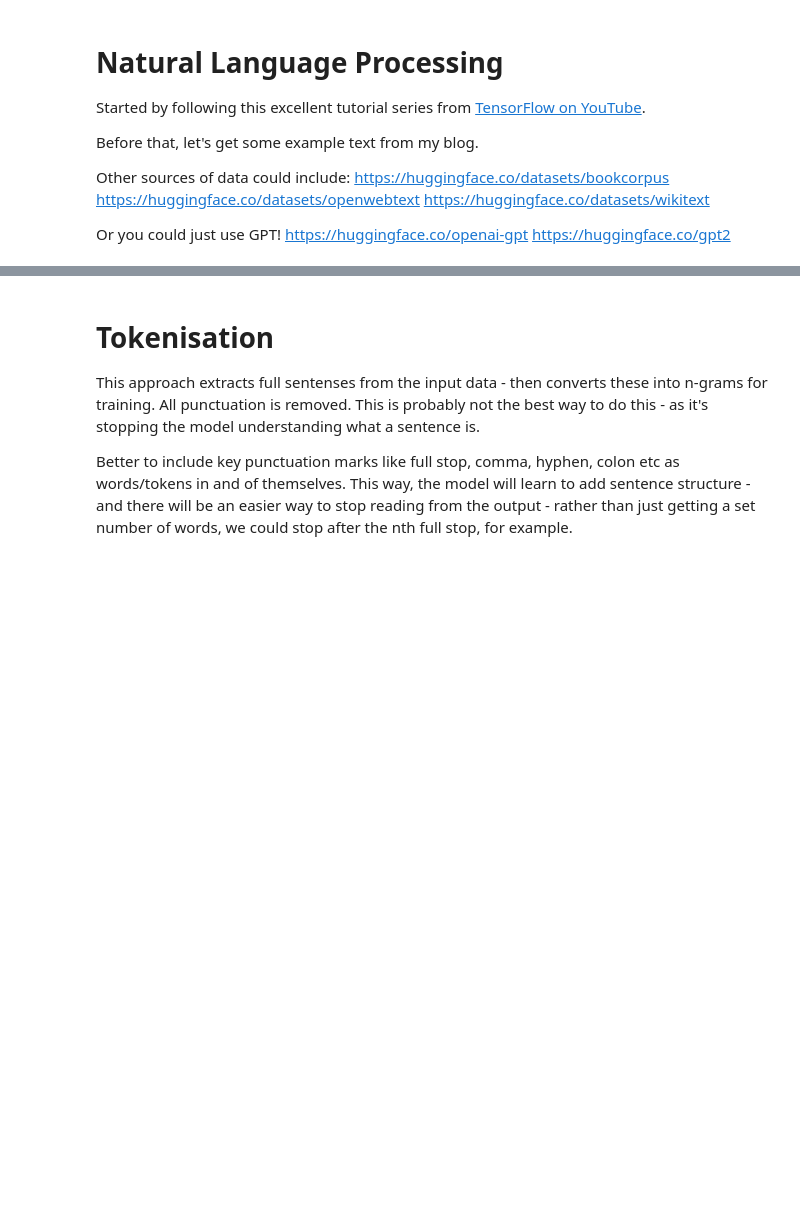
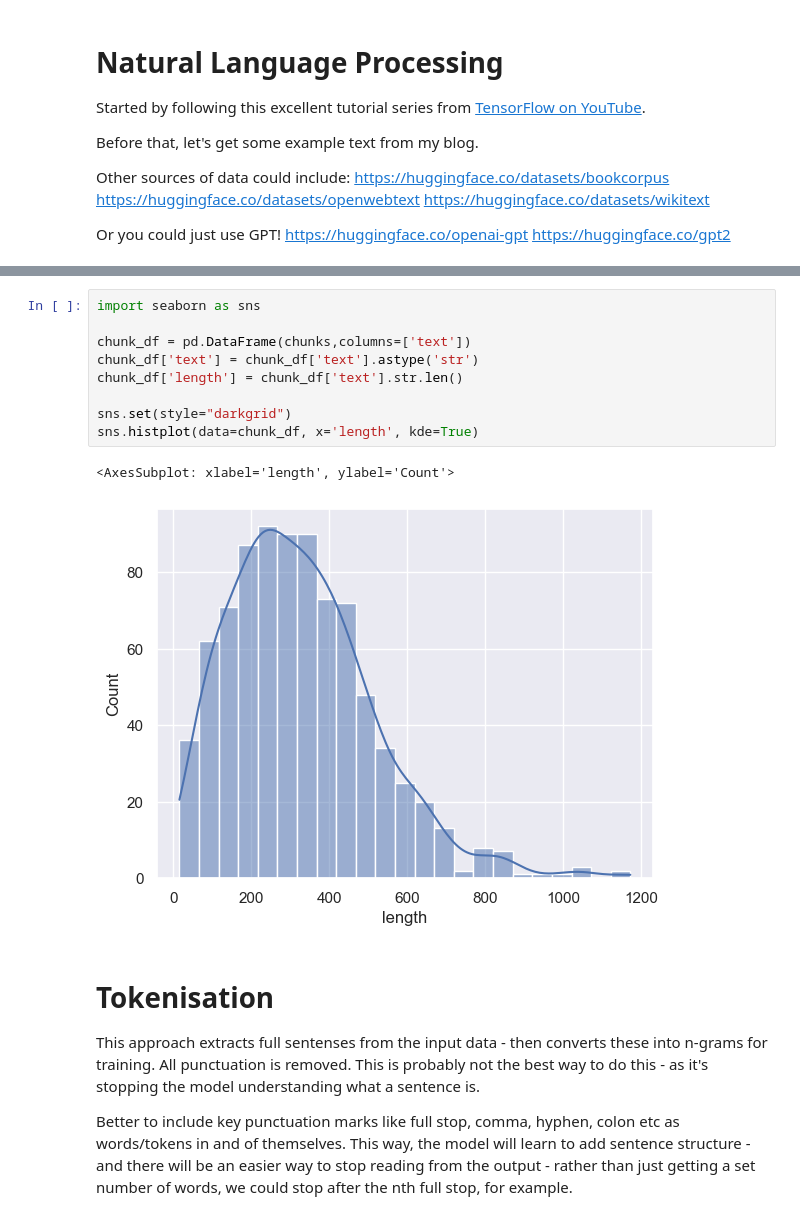
Before and after one commit to DanteLore/simple-prediction, a Jupyter notebook: natural_language_processing.ipynb, the cells around one changed output, grey strips where cells are left out. Drawn from its saved outputs; the diff is of its cells as text; blank space fills up the shorter version.

```diff
--- a/natural_language_processing.ipynb
+++ b/natural_language_processing.ipynb
@@ -107,3 +88,15 @@ sentences
+# %%
+import seaborn as sns
+
+chunk_df = pd.DataFrame(chunks,columns=['text'])
+chunk_df['text'] = chunk_df['text'].astype('str')
+chunk_df['length'] = chunk_df['text'].str.len()
+
+sns.set(style="darkgrid")
+sns.histplot(data=chunk_df, x='length', kde=True)
+# %% [output]
+<AxesSubplot: xlabel='length', ylabel='Count'>
+[figure, added]
 # %% [markdown]
 # Tokenisation
 
```
Also changed, not shown: parts of 5 cells of this notebook, 2 other files.
